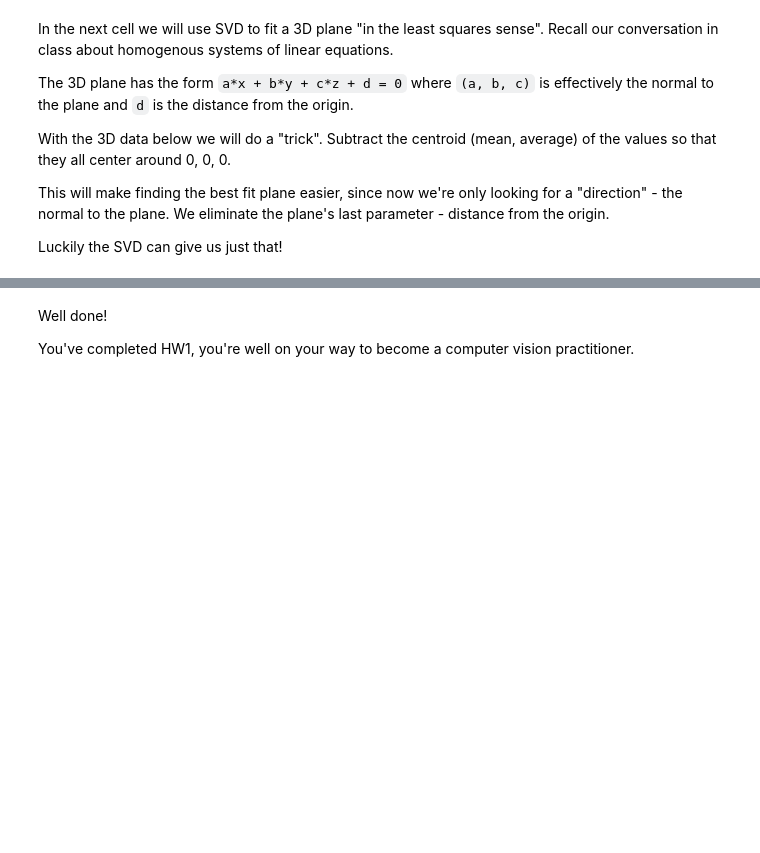
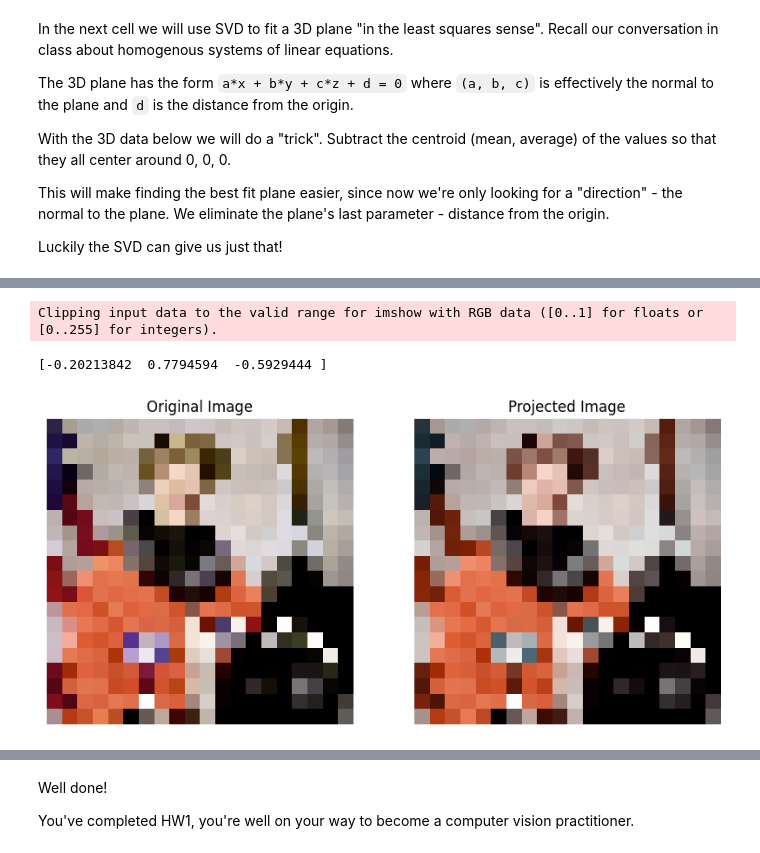
Before and after one commit to bfarrell20/Grad-School-Programs, a Jupyter notebook: Computer Vision/HW1 - Hello Vision World.ipynb, the cells around one changed output, grey strips where cells are left out. Drawn from its saved outputs; the diff is of its cells as text; code cells hidden in the pictures; blank space fills up the shorter version.

```diff
--- a/Computer Vision/HW1 - Hello Vision World.ipynb
+++ b/Computer Vision/HW1 - Hello Vision World.ipynb
@@ -448,3 +349,63 @@ Error:
+# %%
+import cv2
+import numpy as np
+import matplotlib.pyplot as plt
+from skimage import data
+
+# Load the astronaut image and convert to float in [0, 1]
+image = skimage.data.astronaut()
+image = np.float32(image) / 255.0
+
+# Resize the image to 20x20
+image = cv2.resize(image, (20, 20))
+
+# Flatten the image pixels array to a list of 3D points
+image_flat = np.reshape(image, (-1, 3))
+
+# Subtract the mean of the pixel colors
+mean_color = np.mean(image_flat, axis=0)
+image_flat = image_flat - mean_color
+
+# Perform SVD to get the singular vectors
+_, _, vT = np.linalg.svd(image_flat)
+v = vT[-1]
+
+print(v)
+
+# Project the pixels onto the plane
+image_projected = np.zeros(image_flat.shape)
+for i in range(image_flat.shape[0]):
+    point = image_flat[i]
+    projection = point - np.dot(point, v) * v
+    image_projected[i] = projection
+
+# Add the mean color back to the projected image
+image_projected += mean_color
+
+# Reshape the flattened arrays back to the original image shape
+image_flat_reshaped = np.reshape(image_flat, image.shape)
+image_projected_reshaped = np.reshape(image_projected, image.shape)
+
+# Plot the original image and the projected image
+plt.figure(figsize=(10, 5))
+
+# Original image
+plt.subplot(1, 2, 1)
+plt.imshow(image)
+plt.title('Original Image')
+plt.axis('off')
+
+# Projected image
+plt.subplot(1, 2, 2)
+plt.imshow(image_projected_reshaped)
+plt.title('Projected Image')
+plt.axis('off')
+
+plt.show()
+# %% [output]
+Clipping input data to the valid range for imshow with RGB data ([0..1] for floats or [0..255] for integers).
+[-0.20213842  0.7794594  -0.5929444 ]
+[figure, added]
 # %%
 # this code plots the 3D plane and the pixels colors
 # it is not part of the exercise but you can use it to check your results
```
Also changed, not shown: parts of 5 cells of this notebook.
